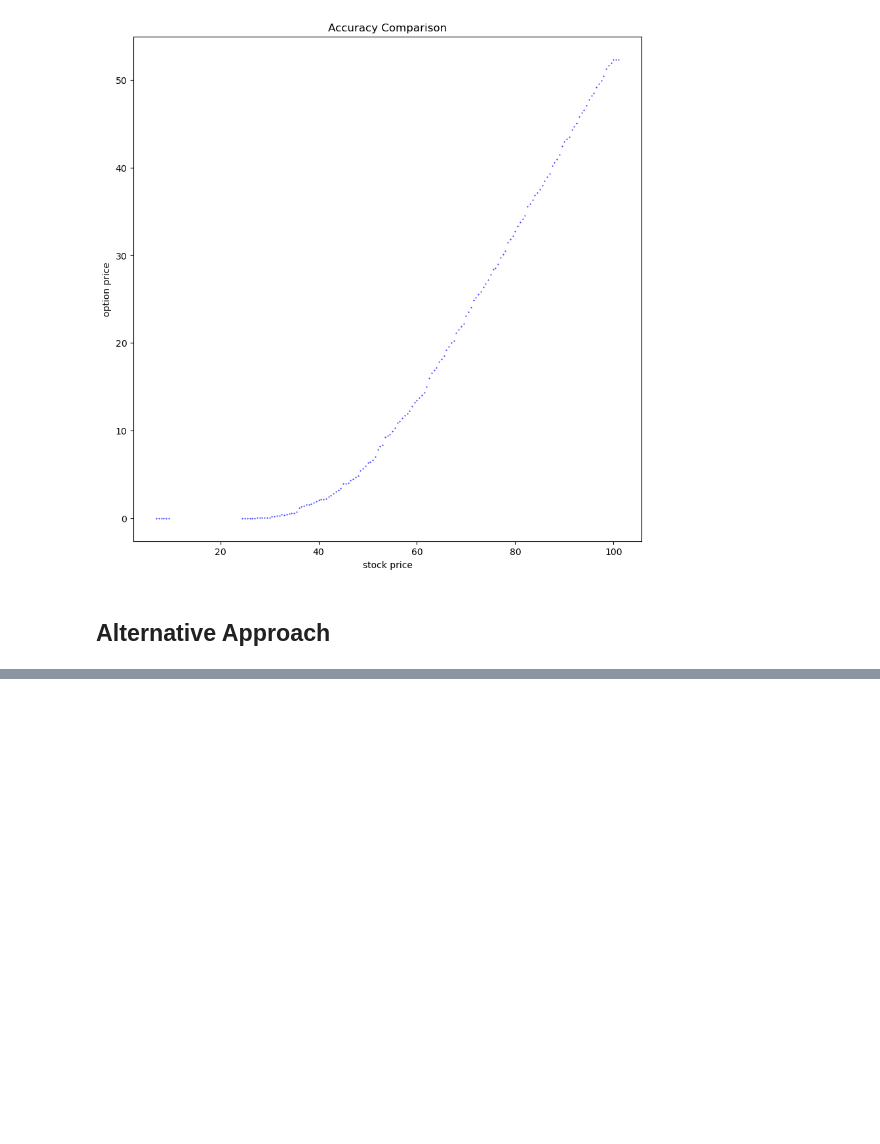
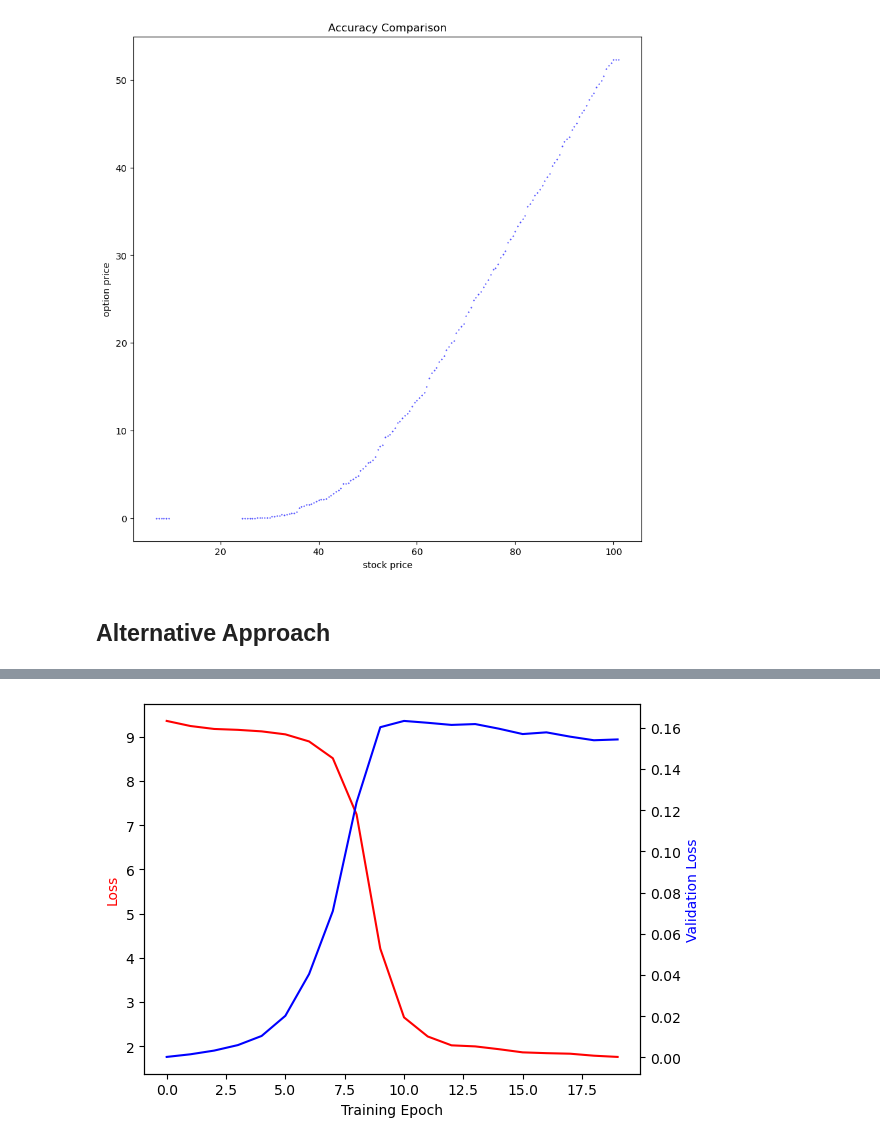
Before and after one commit to parrisma/optprice, a Jupyter notebook: jupyter/optprice.ipynb, the cells around one changed output, grey strips where cells are left out. Drawn from its saved outputs; the diff is of its cells as text; code cells hidden in the pictures; blank space fills up the shorter version.

```diff
--- a/jupyter/optprice.ipynb
+++ b/jupyter/optprice.ipynb
@@ -3298,3 +3451,10 @@ Epoch 00020: LearningRateScheduler setting learning rate to 0.000439618242281776
+# %%
+if history is not None:
+    plot_training_history(
+        history.history["loss"], history.history["val_weights_loss"], skip=0
+    )
+# %% [output]
+[figure, added]
 # %%
 tin1 = X_test[:, 0:5]
 tin2 = X_test[:, 5:7]
```
Also changed, not shown: parts of 8 cells of this notebook.
